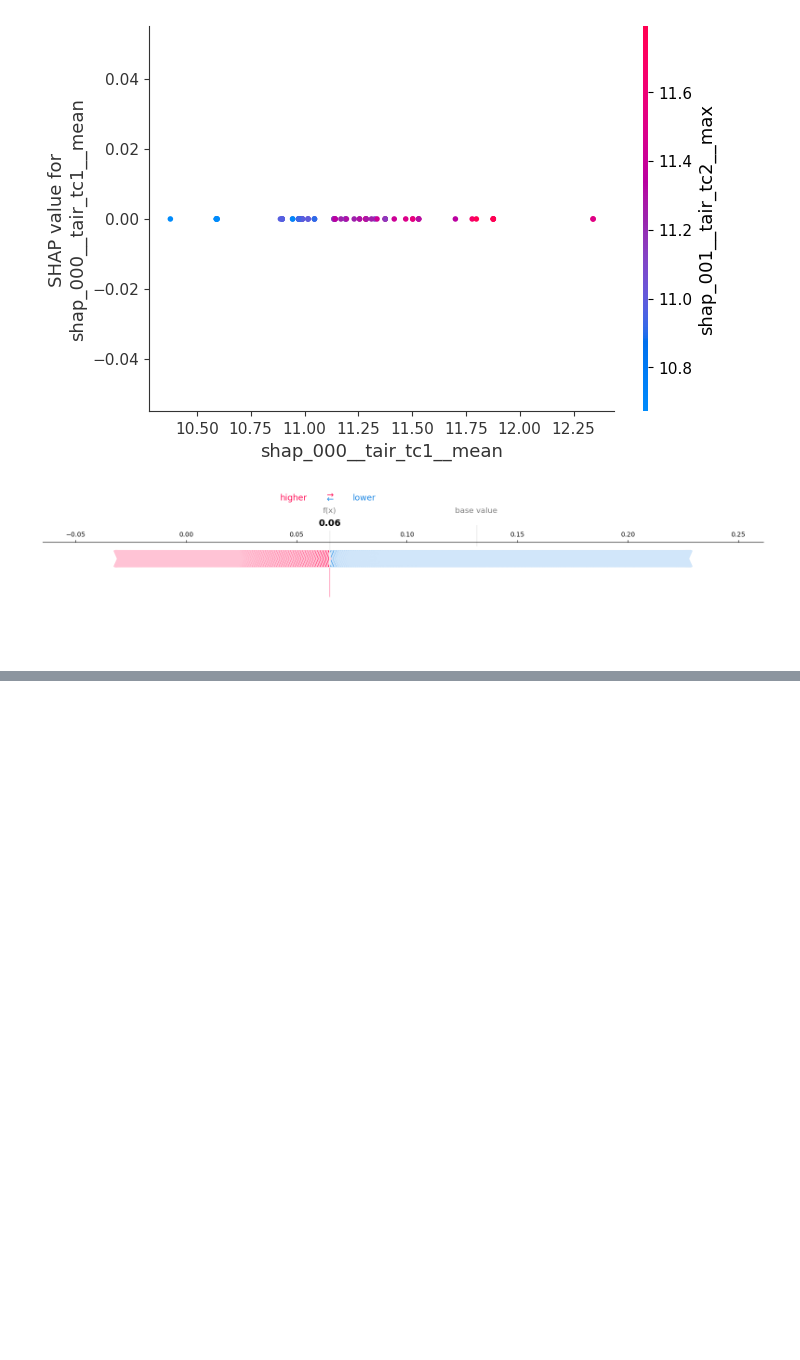
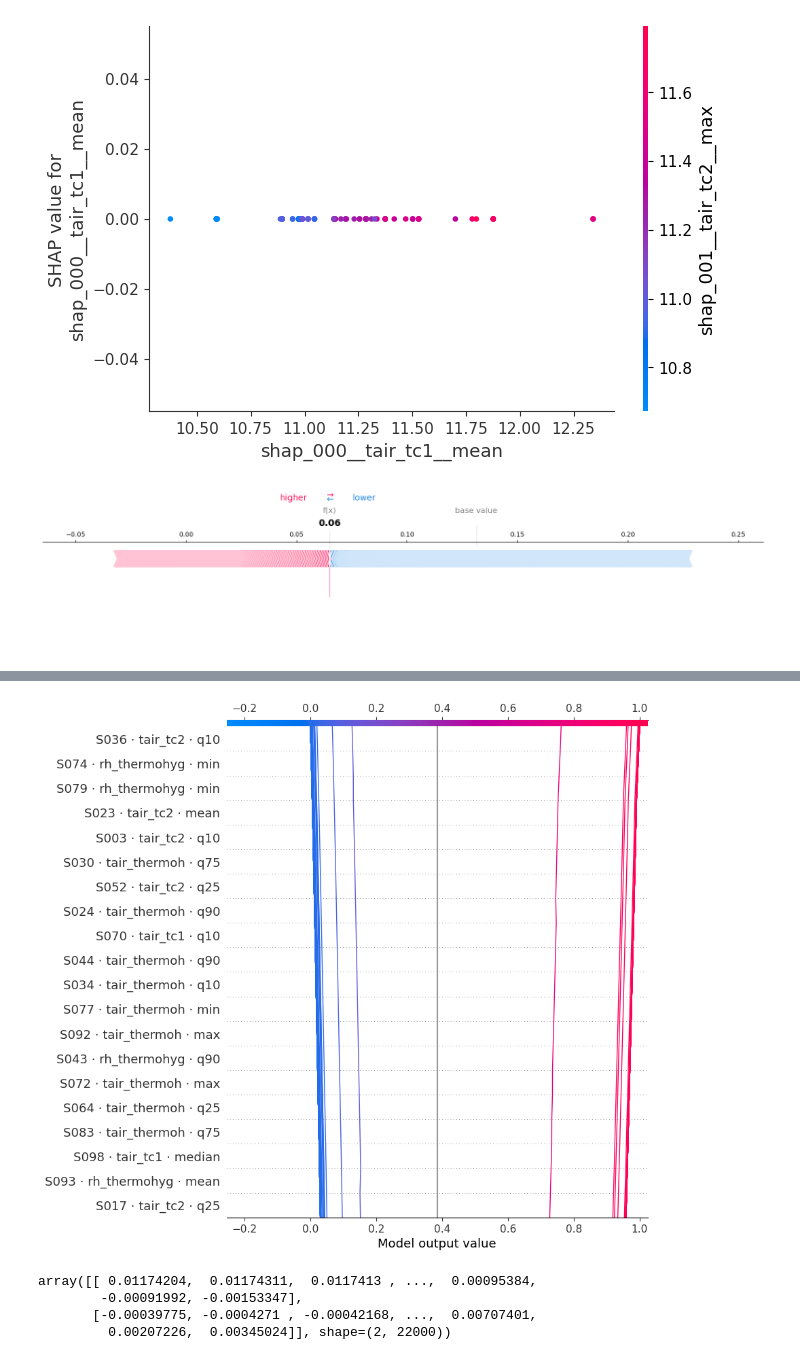
Before and after one commit to anpeata/xai-spatio-temporal, a Jupyter notebook: scripts/notebooks/pipelines/umap_hdbscan.ipynb, the cells around one changed output, grey strips where cells are left out. Cells and saved outputs as stored; diff of their text form; code cells hidden in the pictures; blank space fills up the shorter version.

```diff
--- a/scripts/notebooks/pipelines/umap_hdbscan.ipynb
+++ b/scripts/notebooks/pipelines/umap_hdbscan.ipynb
@@ -1976,0 +2018,51 @@ plt.show()
+# %%
+import matplotlib.pyplot as plt
+import shap
+
+# 1. Filter out HDBSCAN noise points to match the model training matrix
+valid_idx = real_y != -1
+X_fit = real_X[valid_idx]
+
+# 2. Extract your trained explainer and multi-class shap values via your script's helper
+rf, explainer, shap_abs, shap_signed, _ = _build_rf_and_shap(real_X, real_y)
+raw_shap_values = explainer.shap_values(X_fit)
+
+# 3. Safely target Cluster 1 (index 1) based on your SHAP matrix format
+if isinstance(raw_shap_values, list):
+    # Old SHAP API structure: list of class matrices
+    shap_values_class_1 = raw_shap_values[1]
+    expected_value_class_1 = explainer.expected_value[1]
+elif raw_shap_values.ndim == 3:
+    # New SHAP API structure: 3D array of shape (samples, features, classes)
+    shap_values_class_1 = raw_shap_values[:, :, 1]
+    expected_value_class_1 = explainer.expected_value[1]
+else:
+    # Fallback structure
+    shap_values_class_1 = raw_shap_values
+    expected_value_class_1 = explainer.expected_value
+
+# 4. Create shortened feature names using your pipeline's _short_name helper
+# so the chart axis labels stay readable and clear
+short_names = [_short_name(str(n)) for n in real_feature_names]
+
+# 5. Enable interactive backend mapping for notebook inline viewing
+%matplotlib inline
+
+# 6. Render the global decision plot for Cluster 1
+plt.figure(figsize=(10, 6))
+shap.decision_plot(
+    base_value=expected_value_class_1,
+    shap_values=shap_values_class_1,
+    features=X_fit,
+    feature_names=short_names
+)
+plt.show()
+# %% [output]
+[figure, added]
+# %%
+pca2.components_
+# %% [output]
+array([[ 0.01174204,  0.01174311,  0.0117413 , ...,  0.00095384,
+        -0.00091992, -0.00153347],
+       [-0.00039775, -0.0004271 , -0.00042168, ...,  0.00707401,
+         0.00207226,  0.00345024]], shape=(2, 22000))
```
Also changed, not shown: parts of 5 cells of this notebook, 14 other files.
